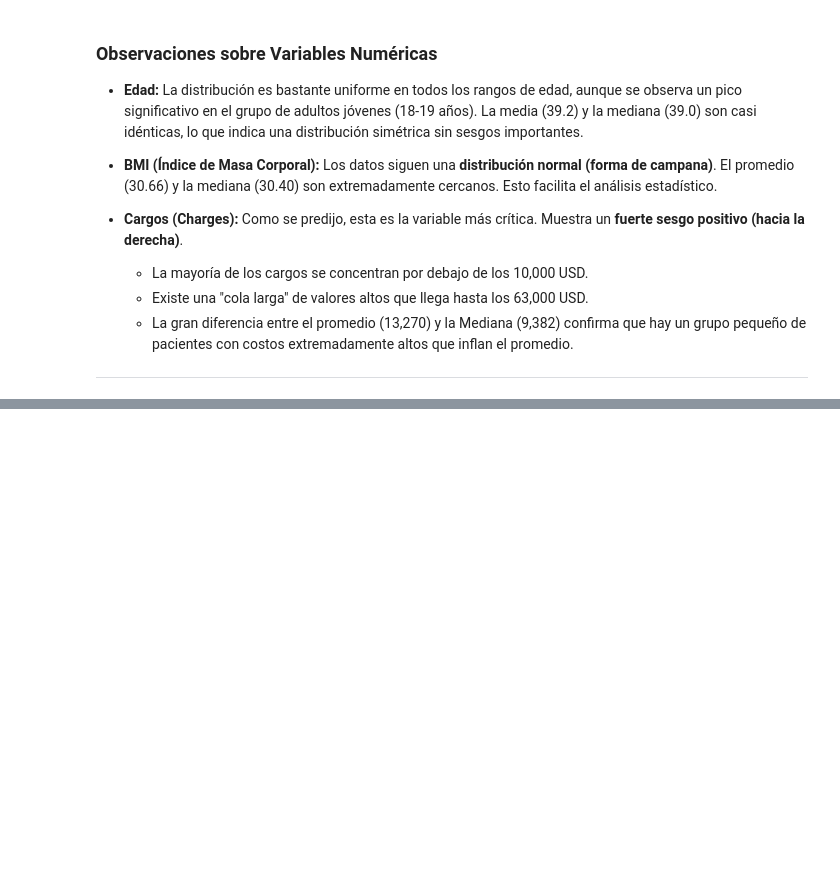
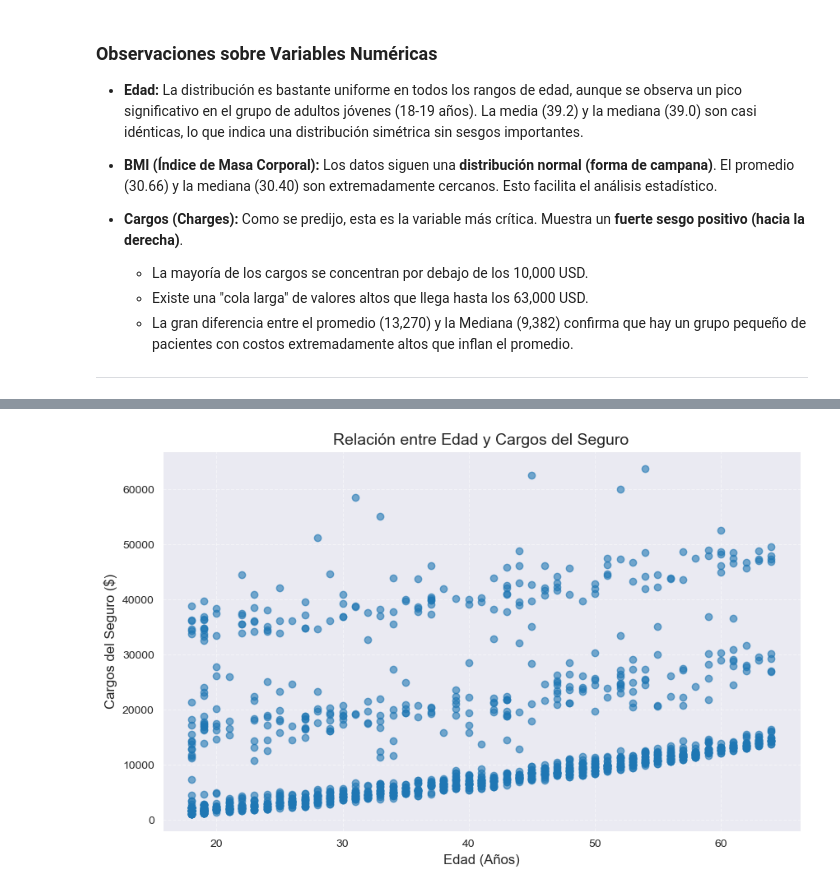
Before and after one commit to Fixzion/Analisis-Exploratorio-de-Costos-de-Seguros-Medicos-de-Estados-Unidos, a Jupyter notebook: Notebooks/ADSM.ipynb, the cells around one changed output, grey strips where cells are left out. Saved outputs shown, nothing was run; the diff lists cells and outputs as text; code cells hidden in the pictures; blank space fills up the shorter version.

```diff
--- a/Notebooks/ADSM.ipynb
+++ b/Notebooks/ADSM.ipynb
@@ -167,0 +223,4 @@ Name: count, dtype: int64
+# %%
+AgeCharges = df[['age','charges']]
+EdadCargos_ord = AgeCharges.sort_values(by='age')
+print(EdadCargos_ord.head(10))
@@ -167,0 +239,16 @@ Name: count, dtype: int64
+# %%
+x = EdadCargos_ord['charges']
+y = EdadCargos_ord['age']
+
+# Configuración del Scatter Plot
+plt.figure(figsize=(10, 6))
+plt.scatter(x=df['age'], y=df['charges'], alpha=0.6)
+
+# Añadir títulos
+plt.title('Relación entre Edad y Cargos del Seguro', fontsize=14)
+plt.xlabel('Edad (Años)', fontsize=12)
+plt.ylabel('Cargos del Seguro ($)', fontsize=12)
+plt.grid(True, linestyle='--', alpha=0.5)
+plt.show()
+# %% [output]
+[figure, added]
```
Also changed, not shown: parts of 42 cells of this notebook.
